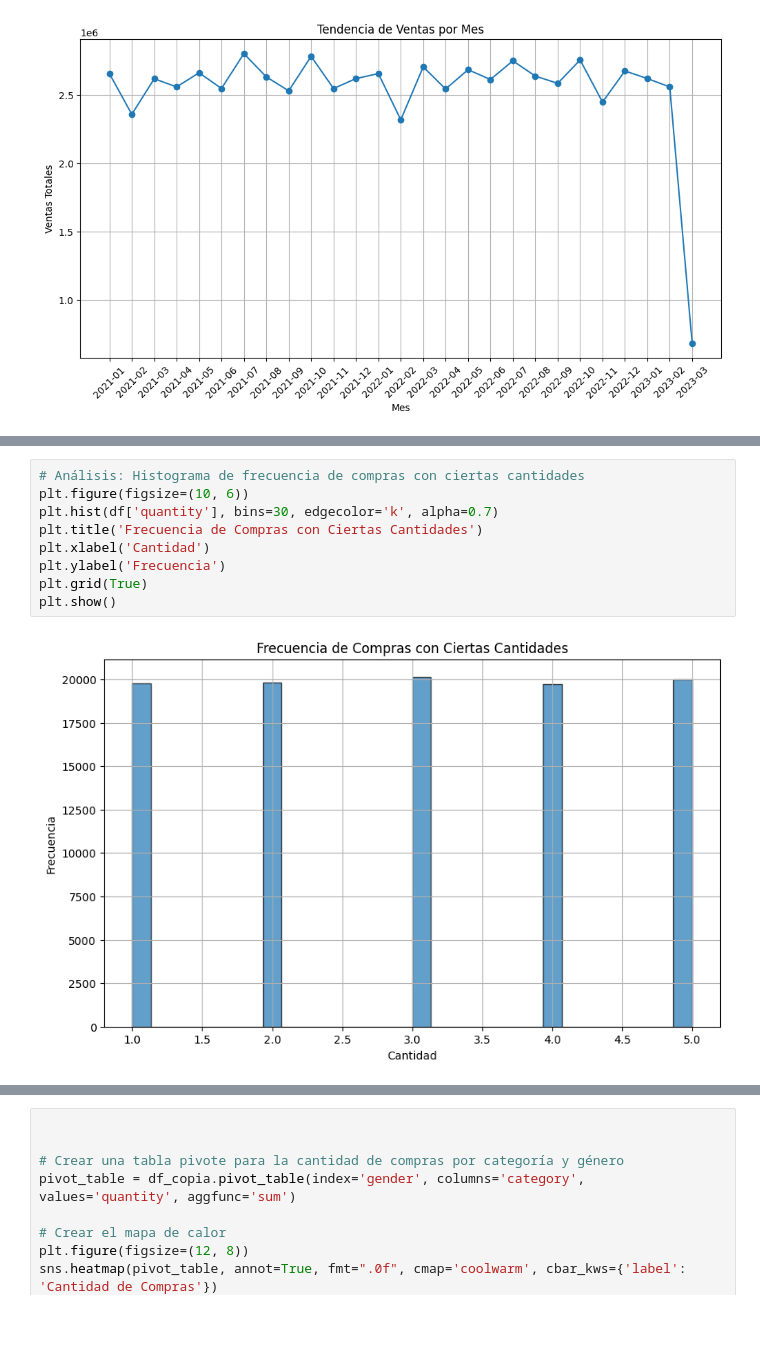
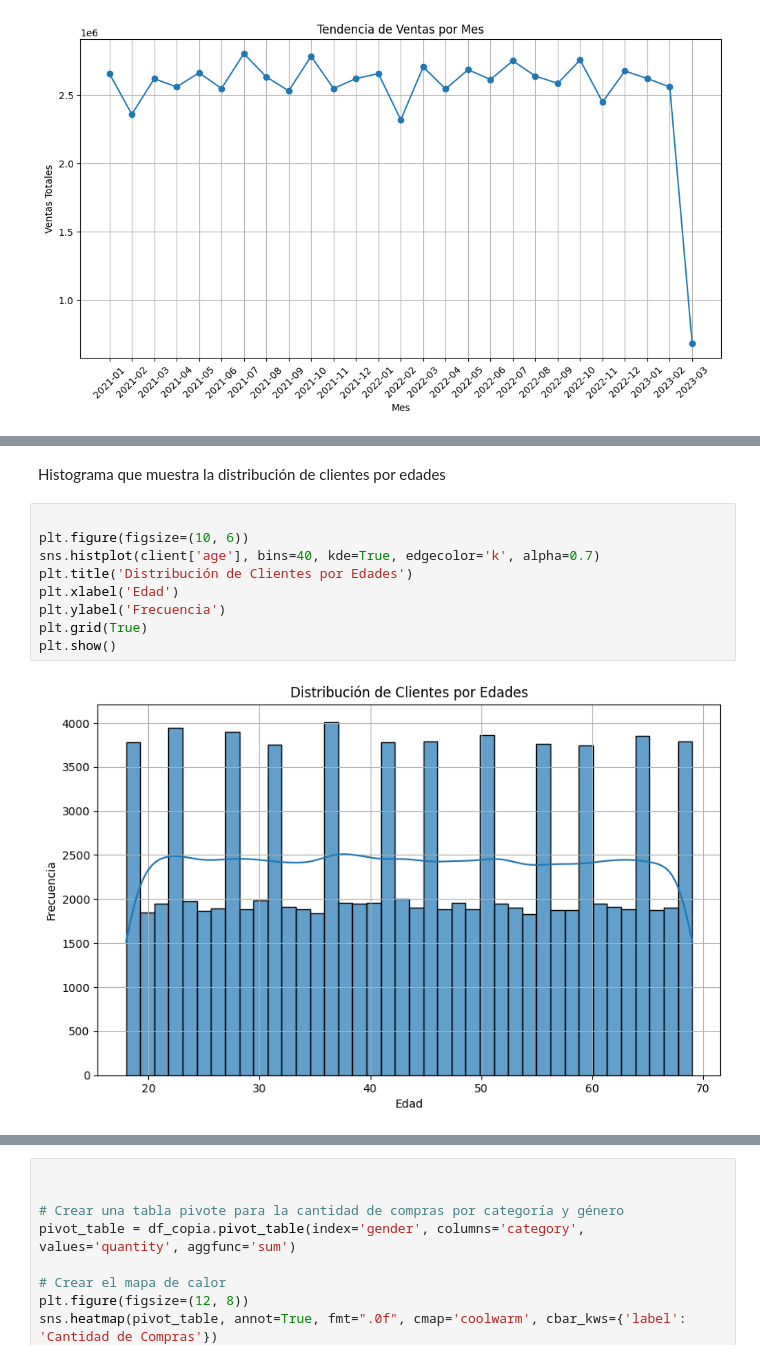
Before and after one commit to juanjoher/CIENCIADATOSP1, a Jupyter notebook: Proyecto.ipynb, the cells around one changed output, grey strips where cells are left out. Cells and saved outputs as stored; diff of their text form; blank space fills up the shorter version.

```diff
--- a/Proyecto.ipynb
+++ b/Proyecto.ipynb
@@ -453,11 +449,13 @@ plt.show()
+# %% [markdown]
+Histograma que muestra la distribución de clientes por edades
 # %%
-# Análisis: Histograma de frecuencia de compras con ciertas cantidades
+
 plt.figure(figsize=(10, 6))
-plt.hist(df['quantity'], bins=30, edgecolor='k', alpha=0.7)
-plt.title('Frecuencia de Compras con Ciertas Cantidades')
-plt.xlabel('Cantidad')
+sns.histplot(client['age'], bins=40, kde=True, edgecolor='k', alpha=0.7)
+plt.title('Distribución de Clientes por Edades')
+plt.xlabel('Edad')
 plt.ylabel('Frecuencia')
 plt.grid(True)
 plt.show()
 # %% [output]
-[figure, old version]
+[figure, new version]
```
Also changed, not shown: parts of 16 cells of this notebook.
